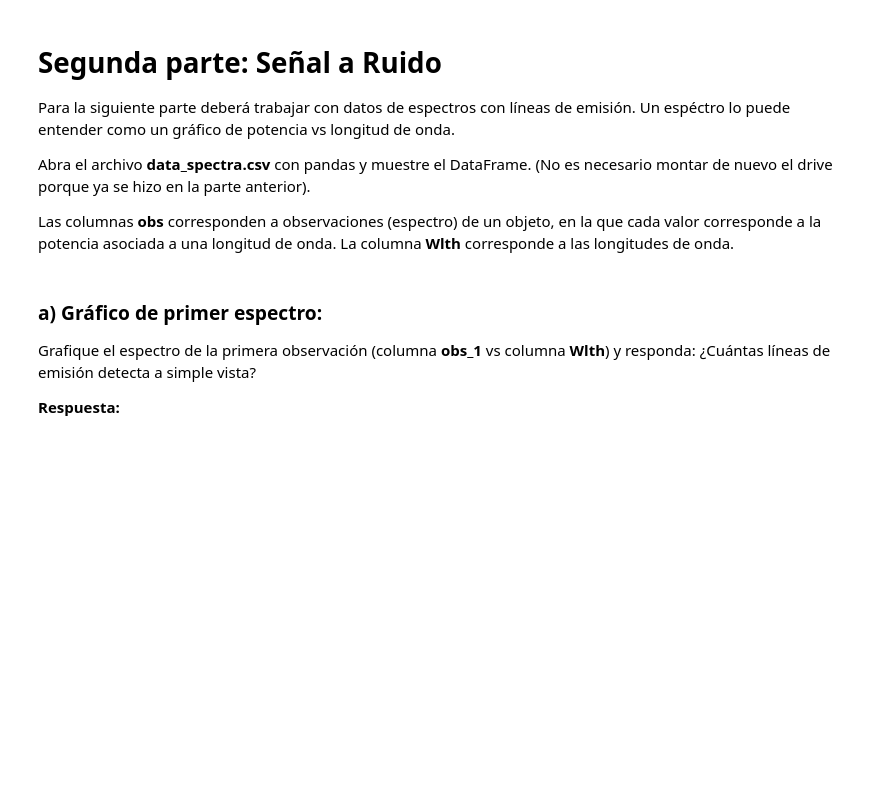
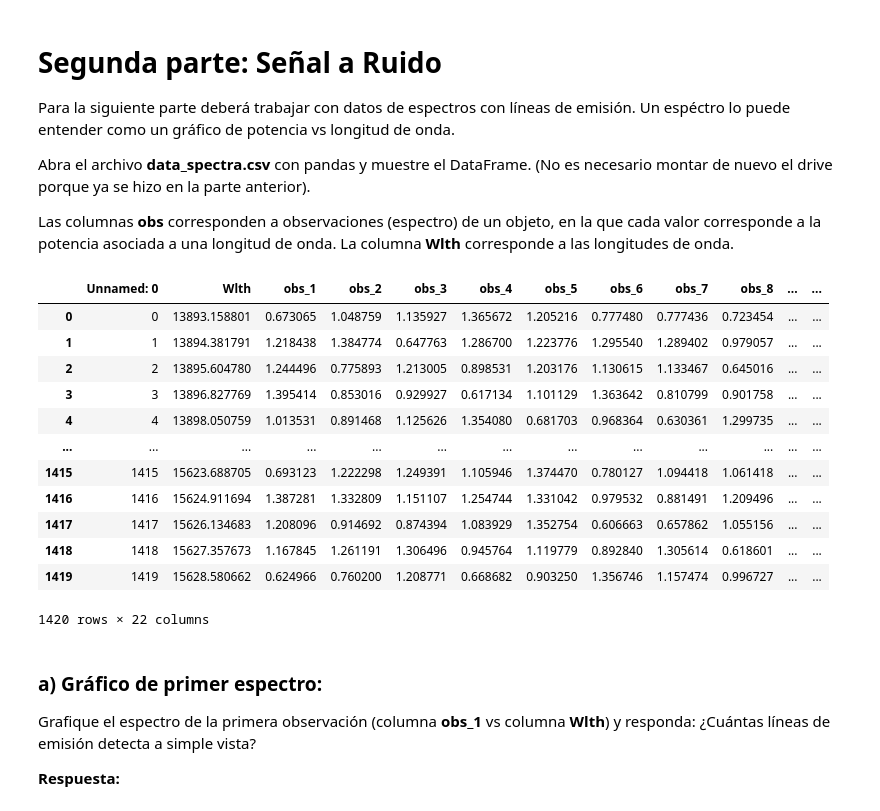
Before and after one commit to benjaaamin-waaa/Tarea-2, a Jupyter notebook: Tarea2.ipynb, the cells around one changed output. Saved outputs shown, nothing was run; the diff lists cells and outputs as text; code cells hidden in the pictures; blank space fills up the shorter version.

```diff
--- a/Tarea2.ipynb
+++ b/Tarea2.ipynb
@@ -167,3 +228,24 @@ data =
+# %%
+# Lea y muestre el DataFrame aquí
+data = '/content/drive/MyDrive/tarea 2 archivos/data_spectra.csv'
+#luego guardamos los datos en el data frame
+df_data_spectra = pd.read_csv(data)
+#por ultimo mostramos el data frame
+df_data_spectra
+# %% [output]
+|  | Unnamed: 0 | Wlth | obs_1 | obs_2 | obs_3 | obs_4 | obs_5 | obs_6 | obs_7 | obs_8 | ... | ... |
+| 0 | 0 | 13893.158801 | 0.673065 | 1.048759 | 1.135927 | 1.365672 | 1.205216 | 0.777480 | 0.777436 | 0.723454 | ... | ... |
+| 1 | 1 | 13894.381791 | 1.218438 | 1.384774 | 0.647763 | 1.286700 | 1.223776 | 1.295540 | 1.289402 | 0.979057 | ... | ... |
+| 2 | 2 | 13895.604780 | 1.244496 | 0.775893 | 1.213005 | 0.898531 | 1.203176 | 1.130615 | 1.133467 | 0.645016 | ... | ... |
+| 3 | 3 | 13896.827769 | 1.395414 | 0.853016 | 0.929927 | 0.617134 | 1.101129 | 1.363642 | 0.810799 | 0.901758 | ... | ... |
+| 4 | 4 | 13898.050759 | 1.013531 | 0.891468 | 1.125626 | 1.354080 | 0.681703 | 0.968364 | 0.630361 | 1.299735 | ... | ... |
+| ... | ... | ... | ... | ... | ... | ... | ... | ... | ... | ... | ... | ... |
+| 1415 | 1415 | 15623.688705 | 0.693123 | 1.222298 | 1.249391 | 1.105946 | 1.374470 | 0.780127 | 1.094418 | 1.061418 | ... | ... |
+| 1416 | 1416 | 15624.911694 | 1.387281 | 1.332809 | 1.151107 | 1.254744 | 1.331042 | 0.979532 | 0.881491 | 1.209496 | ... | ... |
+| 1417 | 1417 | 15626.134683 | 1.208096 | 0.914692 | 0.874394 | 1.083929 | 1.352754 | 0.606663 | 0.657862 | 1.055156 | ... | ... |
+| 1418 | 1418 | 15627.357673 | 1.167845 | 1.261191 | 1.306496 | 0.945764 | 1.119779 | 0.892840 | 1.305614 | 0.618601 | ... | ... |
+| 1419 | 1419 | 15628.580662 | 0.624966 | 0.760200 | 1.208771 | 0.668682 | 0.903250 | 1.356746 | 1.157474 | 0.996727 | ... | ... |
+1420 rows × 22 columns
 # %% [markdown]
 ### a) Gráfico de primer espectro:
 Grafique el espectro de la primera observación (columna **obs_1** vs columna **Wlth**) y responda: ¿Cuántas líneas de emisión detecta a simple vista?
```
Also changed, not shown: parts of 12 cells of this notebook.
